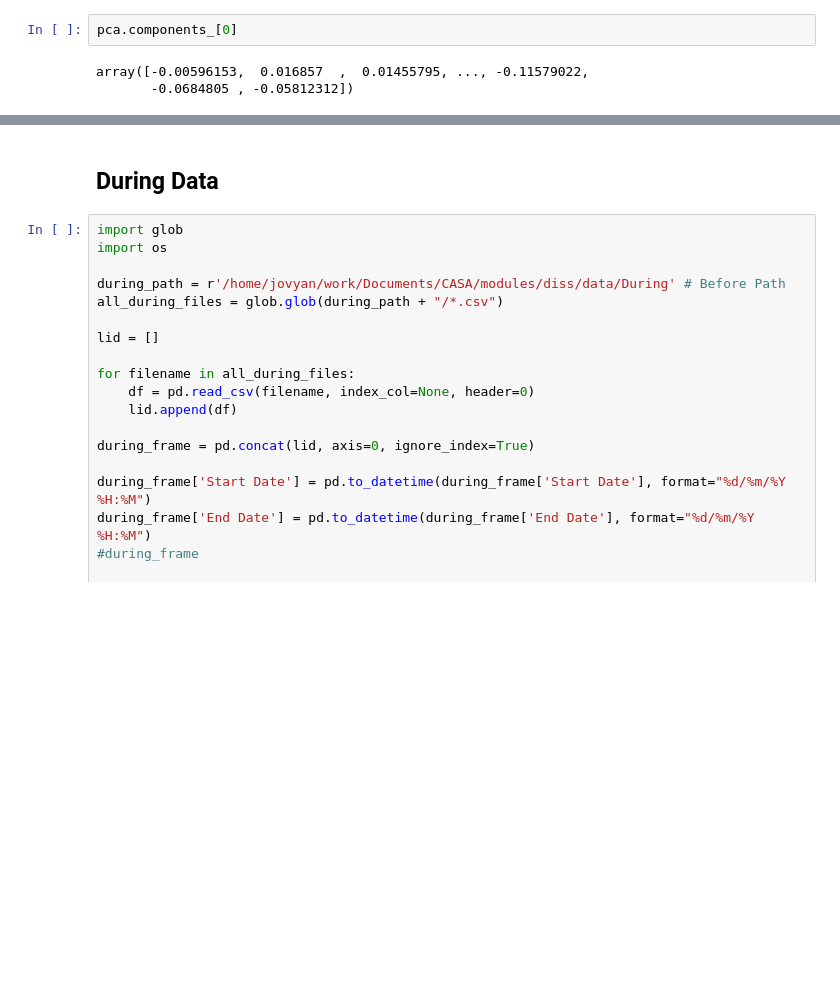
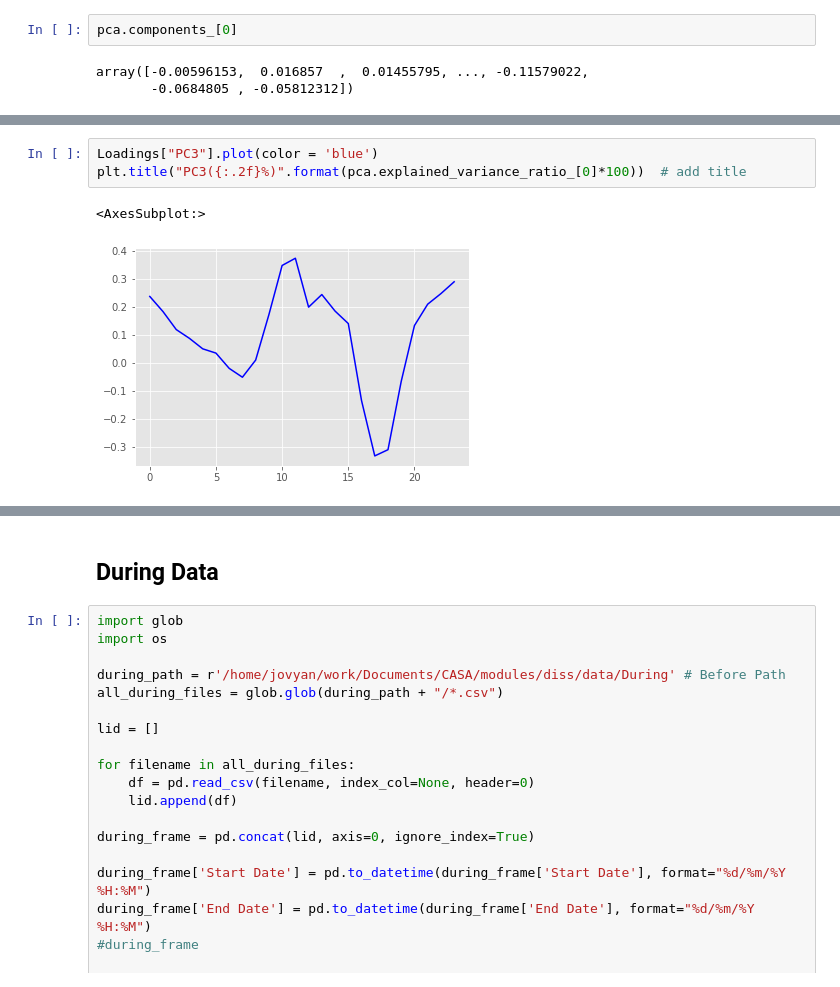
Before and after one commit to ucfnmxu/diss_code, a Jupyter notebook: before-data.ipynb, the cells around one changed output, grey strips where cells are left out. Saved outputs shown, nothing was run; the diff lists cells and outputs as text; blank space fills up the shorter version.

```diff
--- a/before-data.ipynb
+++ b/before-data.ipynb
@@ -313,0 +306,6 @@ Loadings
+# %%
+Loadings["PC3"].plot(color = 'blue')
+plt.title("PC3({:.2f}%)".format(pca.explained_variance_ratio_[0]*100))  # add title
+# %% [output]
+<AxesSubplot:>
+[figure, added]
```
Also changed, not shown: parts of 5 cells of this notebook, 1 other file.
